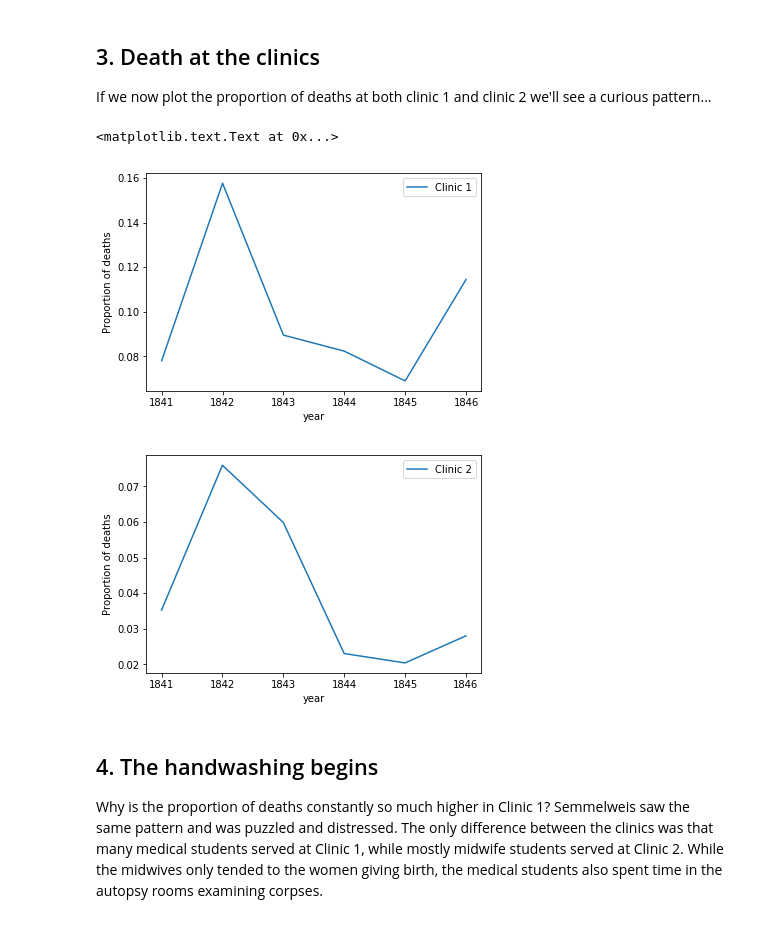
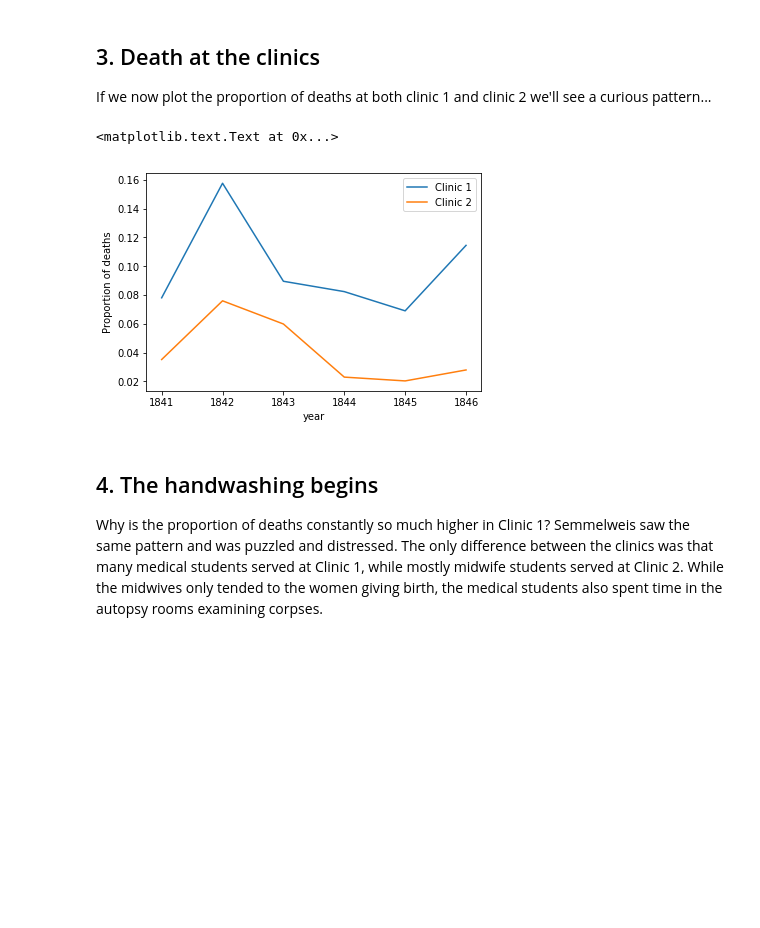
Before and after one commit to davletovb/data, a Jupyter notebook: discovery_of_handwashing.ipynb, the cells around one changed output. Saved outputs shown, nothing was run; the diff lists cells and outputs as text; code cells hidden in the pictures; blank space fills up the shorter version.

```diff
--- a/discovery_of_handwashing.ipynb
+++ b/discovery_of_handwashing.ipynb
@@ -50,16 +50,14 @@ yearly1.head()
 # %%
 # This makes plots appear in the notebook
 %matplotlib inline
 
 # Plot yearly proportion of deaths at the two clinics
 ax=yearly1.plot(x='year',y='proportion_deaths',label='Clinic 1')
-ax2=yearly2.plot(x='year',y='proportion_deaths',label='Clinic 2')
+yearly2.plot(x='year',y='proportion_deaths',label='Clinic 2',ax=ax)
 ax.set_ylabel('Proportion of deaths')
-ax2.set_ylabel('Proportion of deaths')
 # %% [output]
 <matplotlib.text.Text at 0x...>
-[figure, old version]
+[figure, new version]
-[figure, removed]
 # %% [markdown]
 ## 4. The handwashing begins
 <p>Why is the proportion of deaths constantly so much higher in Clinic 1? Semmelweis saw the same pattern and was puzzled and distressed. The only difference between the clinics was that many medical students served at Clinic 1, while mostly midwife students served at Clinic 2. While the midwives only tended to the women giving birth, the medical students also spent time in the autopsy rooms examining corpses. </p>
```
Also changed, not shown: parts of 2 cells of this notebook, 1 other file.
